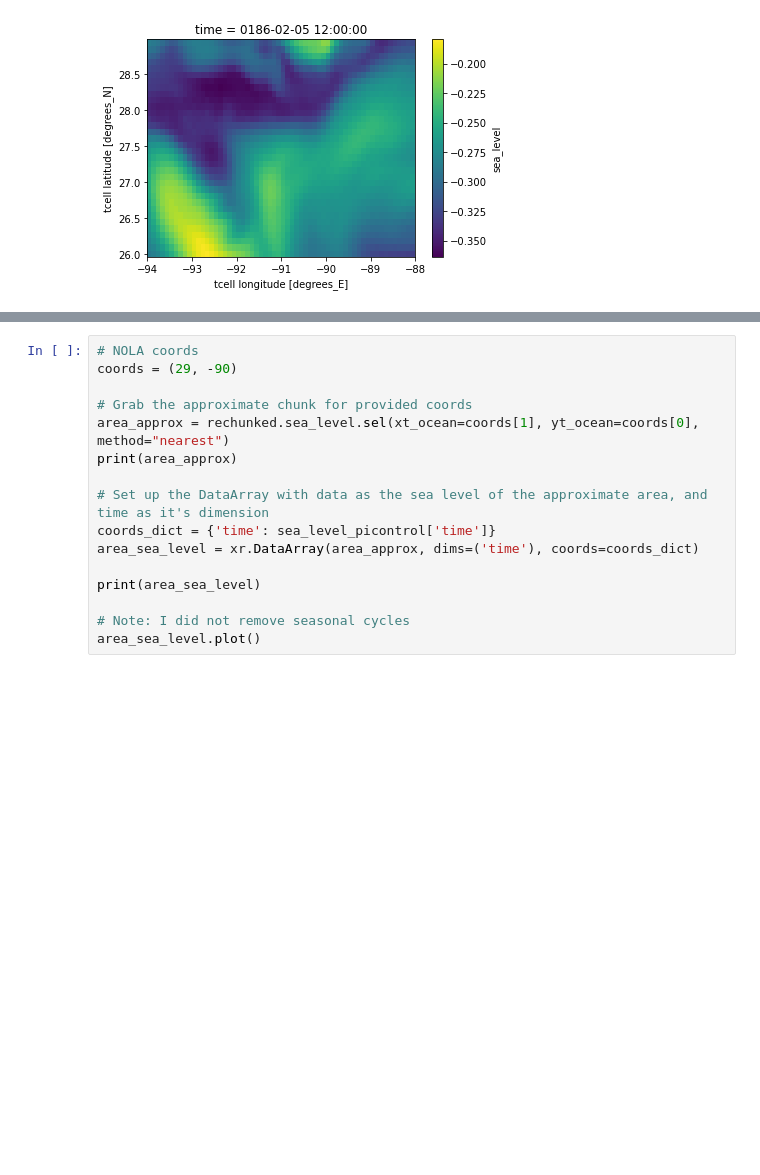
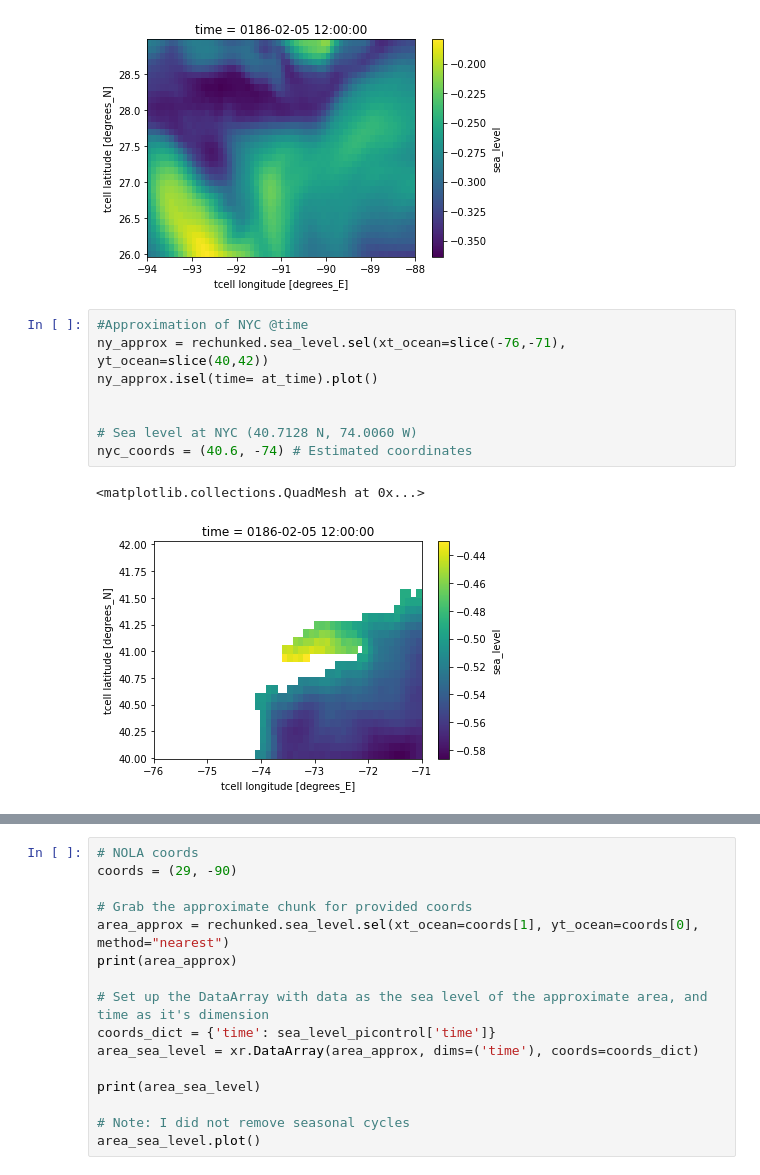
Before and after one commit to rohanlopez7/BML_GP_Project, a Jupyter notebook: Nicole/nicole-practice-data.ipynb, the cells around one changed output, grey strips where cells are left out. Cells and saved outputs as stored; diff of their text form; blank space fills up the shorter version.

Commit message:
Add graphs for la and nyc

```diff
--- a/Nicole/nicole-practice-data.ipynb
+++ b/Nicole/nicole-practice-data.ipynb
@@ -43,3 +43,14 @@ nola_closer.isel(time= at_time).plot()
 # %% [output]
 <matplotlib.collections.QuadMesh at 0x...>
 [figure]
+# %%
+#Approximation of NYC @time
+ny_approx = rechunked.sea_level.sel(xt_ocean=slice(-76,-71), yt_ocean=slice(40,42))
+ny_approx.isel(time= at_time).plot()
+
+
+# Sea level at NYC (40.7128 N, 74.0060 W)
+nyc_coords = (40.6, -74) # Estimated coordinates
+# %% [output]
+<matplotlib.collections.QuadMesh at 0x...>
+[figure, added]
```
Also changed, not shown: parts of 2 cells of this notebook.
